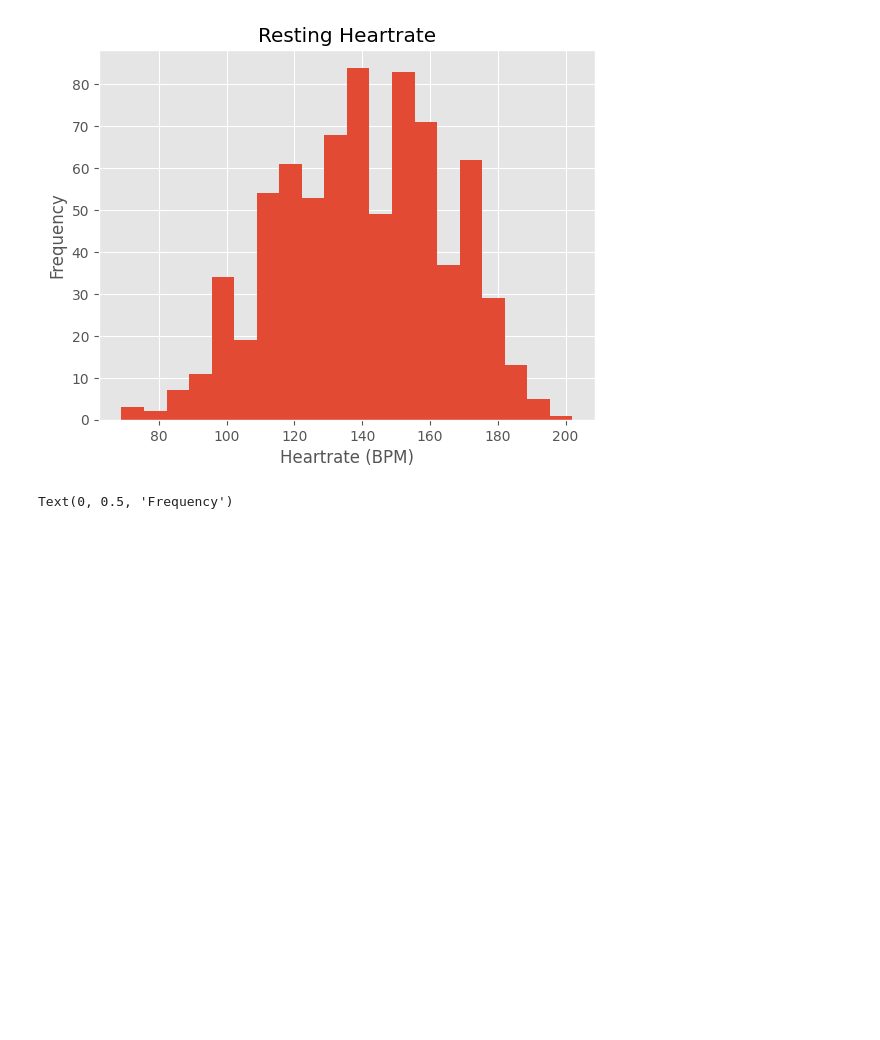
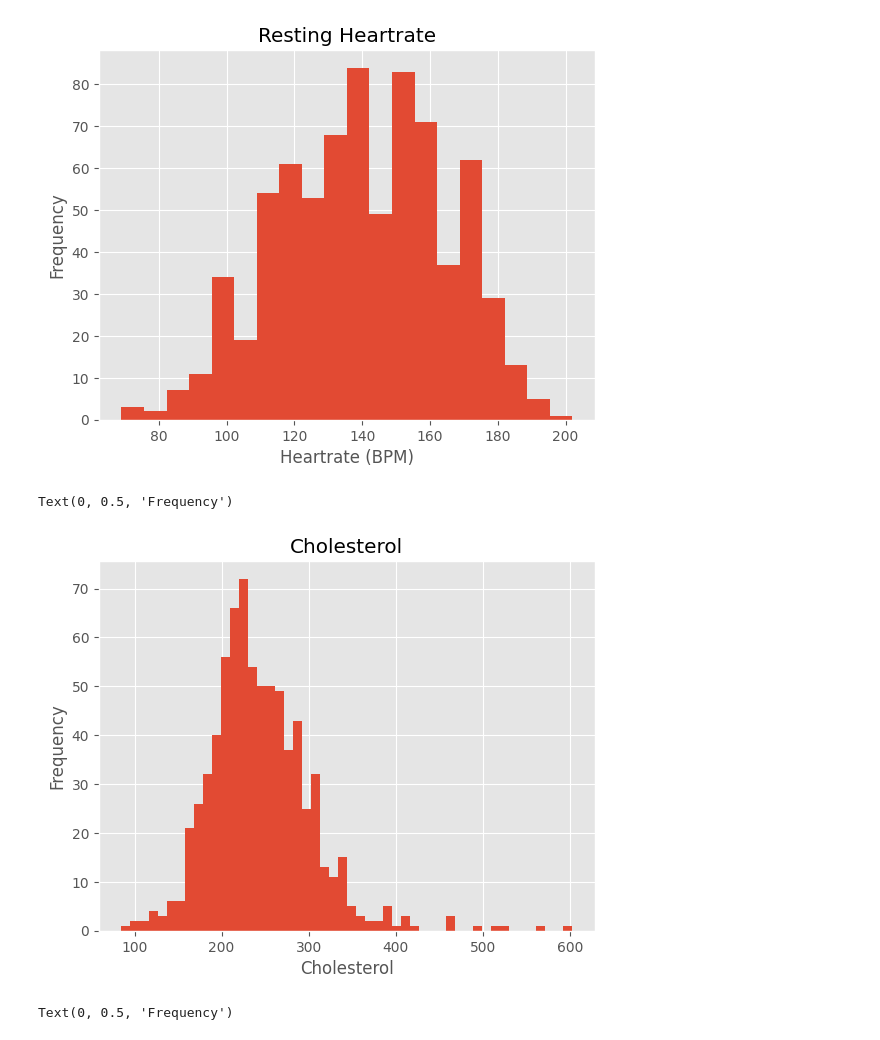
Before and after one commit to JVarback/HeartFailure-Predict, a Jupyter notebook: notebooks/eda.ipynb, the cells around one changed output. Drawn from its saved outputs; the diff is of its cells as text; code cells hidden in the pictures; blank space fills up the shorter version.

```diff
--- a/notebooks/eda.ipynb
+++ b/notebooks/eda.ipynb
@@ -90,6 +90,14 @@ ax.set_ylabel('Frequency')
 # %% [output]
 Text(0, 0.5, 'Frequency')
 [figure]
+# %%
+ax = df['Cholesterol'].plot(kind='hist', bins=50, title='Cholesterol')
+
+ax.set_xlabel('Cholesterol')
+ax.set_ylabel('Frequency')
+# %% [output]
+Text(0, 0.5, 'Frequency')
+[figure, added]
 # %%
 ax = df['MaxHR'].plot(kind='kde', title='Resting Heartrate')
 
```
Also changed, not shown: 1 other file.
